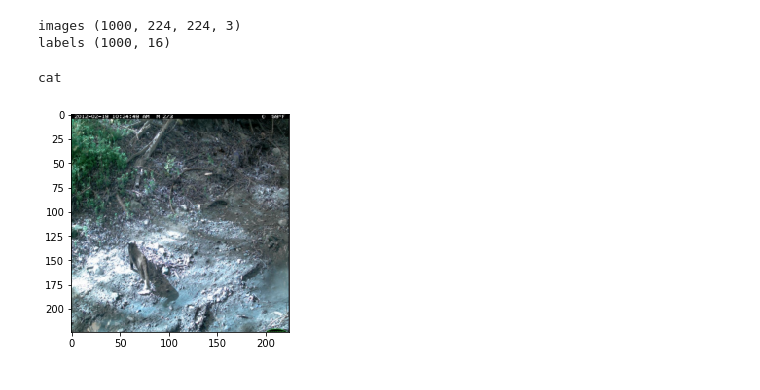
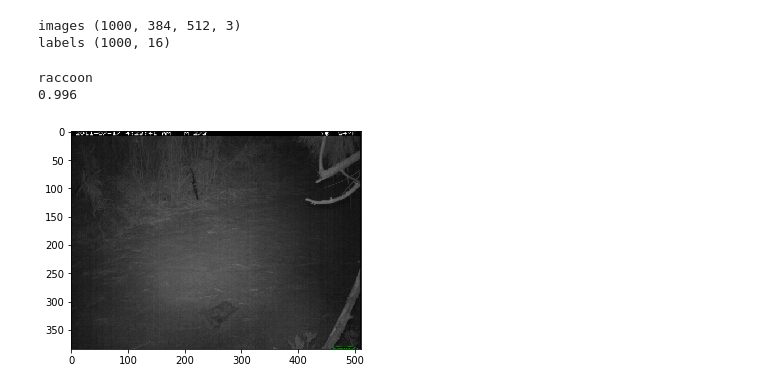
Before and after one commit to callaunchpad/Backyard-IOT, a Jupyter notebook: TestData.ipynb, the cells around one changed output. Drawn from its saved outputs; the diff is of its cells as text; code cells hidden in the pictures.

```diff
--- a/TestData.ipynb
+++ b/TestData.ipynb
@@ -5,22 +5,24 @@ import matplotlib.pyplot as plt
 
 import random
 # %%
-images = np.load('images.npy')
-labels = np.load('labels.npy')
+images = np.load('small_images.npy')
+labels = np.load('small_labels.npy')
 convert = np.load('label_to_animal.npz')
 # %%
 print('images', images.shape)
 print('labels', labels.shape)
 # %% [output]
-images (1000, 224, 224, 3)
+images (1000, 384, 512, 3)
 labels (1000, 16)
 # %%
 convert = dict(convert)['arr_0']
 # %%
 choice = random.randint(0, images.shape[0])
 
-plt.imshow(images[choice])
+plt.imshow(images[choice].astype('float32'))
 print(convert[np.argmax(labels[choice])])
+print(np.max(images[choice]))
 # %% [output]
-cat
+raccoon
+0.996
-[figure, old version]
+[figure, new version]
```
Also changed, not shown: 4 other files.
